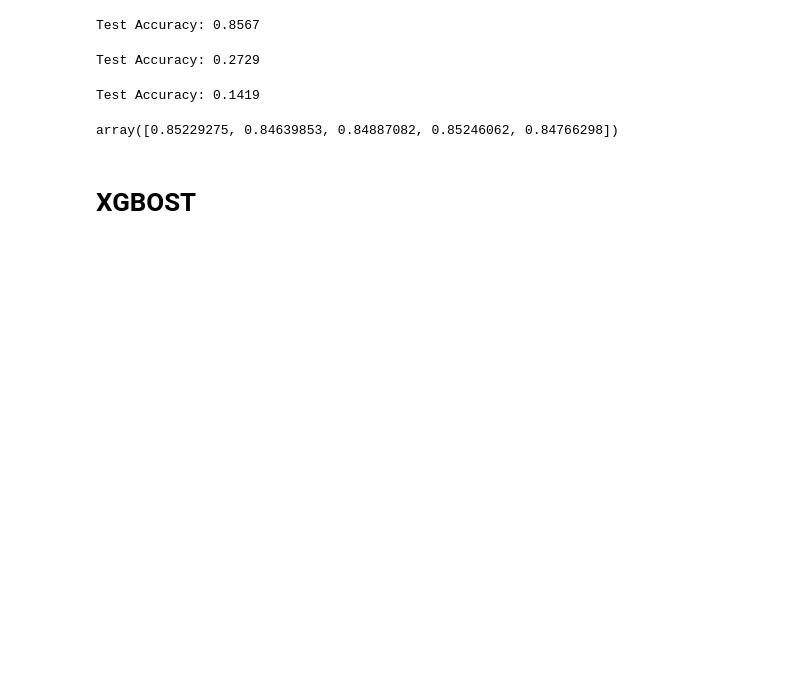
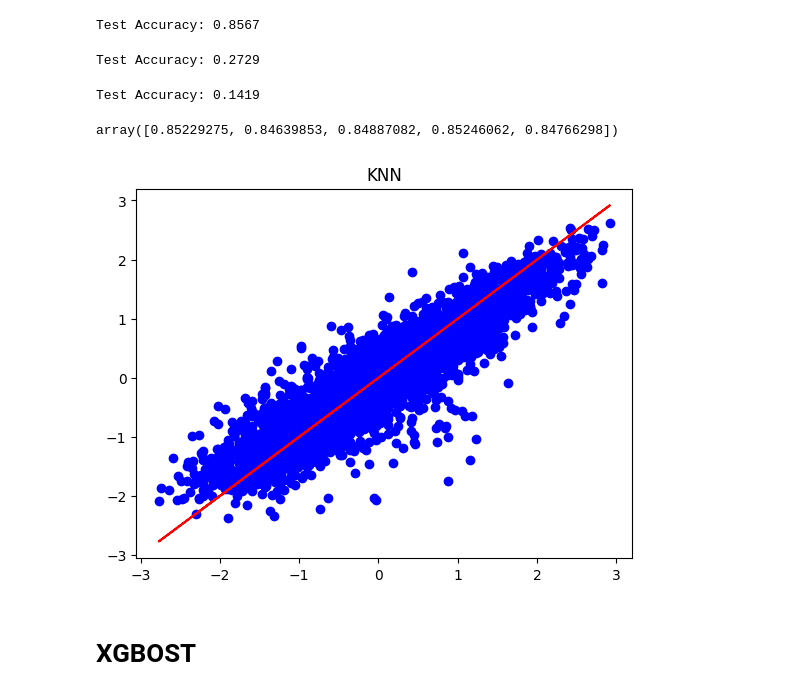
Before and after one commit to ABDELHALIM9/ML_project, a Jupyter notebook: Numerical/hous_price/ml-project-regression.ipynb, the cells around one changed output. Cells and saved outputs as stored; diff of their text form; code cells hidden in the pictures; blank space fills up the shorter version.

```diff
--- a/Numerical/hous_price/ml-project-regression.ipynb
+++ b/Numerical/hous_price/ml-project-regression.ipynb
@@ -391,5 +414,5 @@ kn.score(X_train,y_train)
 # %%
-y_pred = kn.predict(X_test)
+y_kn_pred = kn.predict(X_test)
 # %%
 kn.score(X_test,y_test)
 # %% [output]
@@ -417,6 +442,13 @@ Test Accuracy: 0.1419
 cross_val_score(kn, X, y,cv=5)
 # %% [output]
 array([0.85229275, 0.84639853, 0.84887082, 0.85246062, 0.84766298])
+# %%
+# KNN graph
+plt.scatter(y_test,y_kn_pred, color="b")
+plt.plot(y_test,y_test, color="r")
+plt.title("KNN");
+# %% [output]
+[figure, added]
 # %% [markdown]
 # XGBOST
 # %%
```
Also changed, not shown: parts of 26 cells of this notebook.
